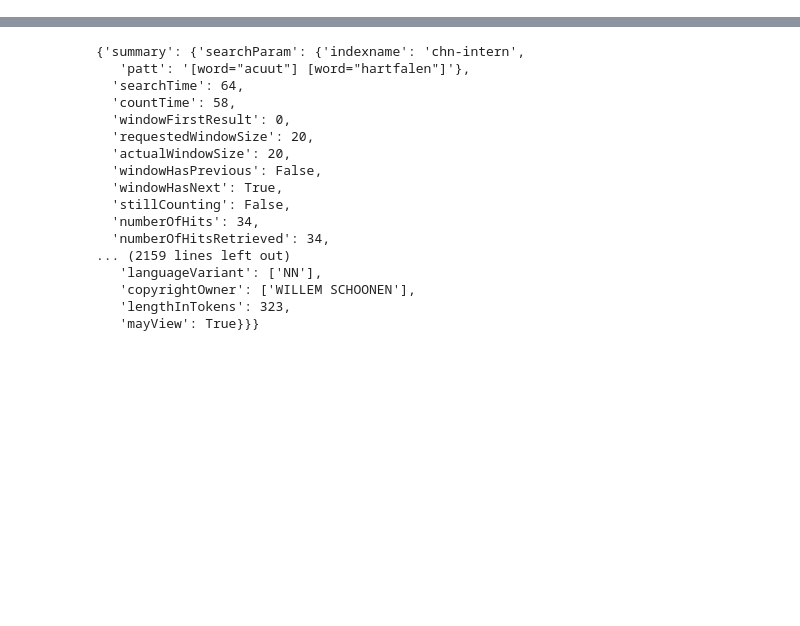
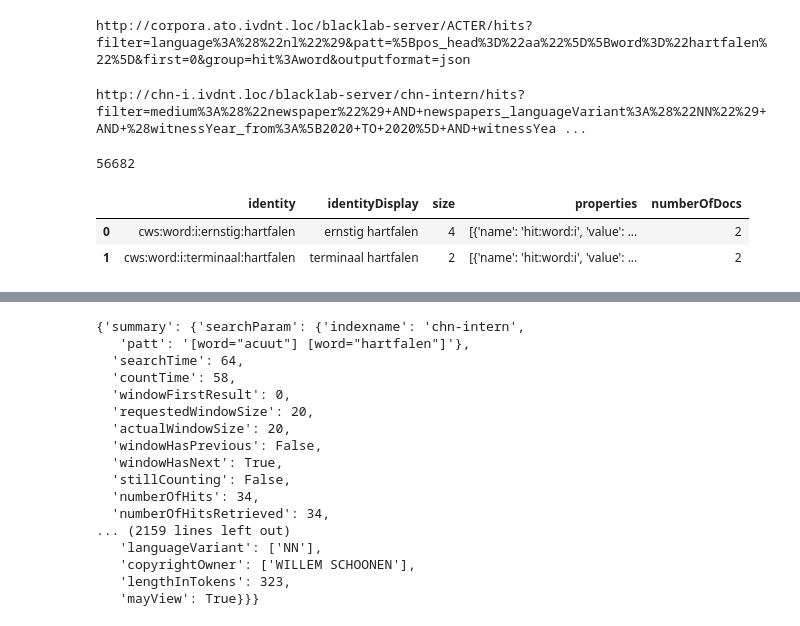
Before and after one commit to KrisHeylen/DutchTermGrammar, a Jupyter notebook: DutchTermGrammar.ipynb, the cells around one changed output, grey strips where cells are left out. Cells and saved outputs as stored; diff of their text form; code cells hidden in the pictures; blank space fills up the shorter version.

```diff
--- a/DutchTermGrammar.ipynb
+++ b/DutchTermGrammar.ipynb
@@ -17 +43,9 @@ import time
+# %%
+CorpusURL= 'http://corpora.ato.ivdnt.loc/blacklab-server/ACTER/'
+metafilter = ['language:("nl")']
+searchpattern = '[pos_head="aa"][word="hartfalen"]'
+groupingCrit = 'hit:word'
+freqTableBlackLab(CorpusURL,searchpattern,groupingCrit=groupingCrit,metafilter=metafilter)
+# %% [output]
+http://corpora.ato.ivdnt.loc/blacklab-server/ACTER/hits?filter=language%3A%28%22nl%22%29&patt=%5Bpos_head%3D%22aa%22%5D%5Bword%3D%22hartfalen%22%5D&first=0&group=hit%3Aword&outputformat=json
 # %%
@@ -40,0 +66,23 @@ def freqTableCHN(searchpattern,metafilter=False):
+# %%
+CorpusURL= 'http://chn-i.ivdnt.loc/blacklab-server/chn-intern/'
+metafilter = ['medium:("newspaper")','newspapers_languageVariant:("NN")','(witnessYear_from:[2020 TO 2020]','witnessYear_to:[2020 TO 2020])']
+searchpattern = '[pos="aa"][word="hartfalen"]'
+groupingCrit = 'hit:word:i'
+freqTableBlackLab(CorpusURL,searchpattern,groupingCrit=groupingCrit,metafilter=metafilter)
+# %% [output]
+http://chn-i.ivdnt.loc/blacklab-server/chn-intern/hits?filter=medium%3A%28%22newspaper%22%29+AND+newspapers_languageVariant%3A%28%22NN%22%29+AND+%28witnessYear_from%3A%5B2020+TO+2020%5D+AND+witnessYea ...
+# %%
+url = 'http://chn-i.ivdnt.loc/blacklab-server/chn-intern/hits?filter=medium%3A%28%22newspaper%22%29+AND+newspapers_languageVariant%3A%28%22NN%22%29+AND+%28witnessYear_from%3A%5B2020+TO+2020%5D+AND+witnessYear_to%3A%5B2020+TO+2020%5D%29&first=0&group=hit%3Aword%3Ai&patt=%5Bpos%3D%22aa%22%5D%5Bword%3D%22hartfalen%22%5D&outputformat=json'
+f = urllib.request.urlopen(url)
+response = json.loads(f.read().decode('utf-8'))
+# %%
+response['summary']['subcorpusSize']['documents']
+# %% [output]
+56682
+# %%
+df = pd.json_normalize(response['hitGroups'])
+df
+# %% [output]
+|  | identity | identityDisplay | size | properties | numberOfDocs |
+| 0 | cws:word:i:ernstig:hartfalen | ernstig hartfalen | 4 | [{'name': 'hit:word:i', 'value': ... | 2 |
+| 1 | cws:word:i:terminaal:hartfalen | terminaal hartfalen | 2 | [{'name': 'hit:word:i', 'value': ... | 2 |
```
Also changed, not shown: parts of 13 cells of this notebook, 1 other file.
